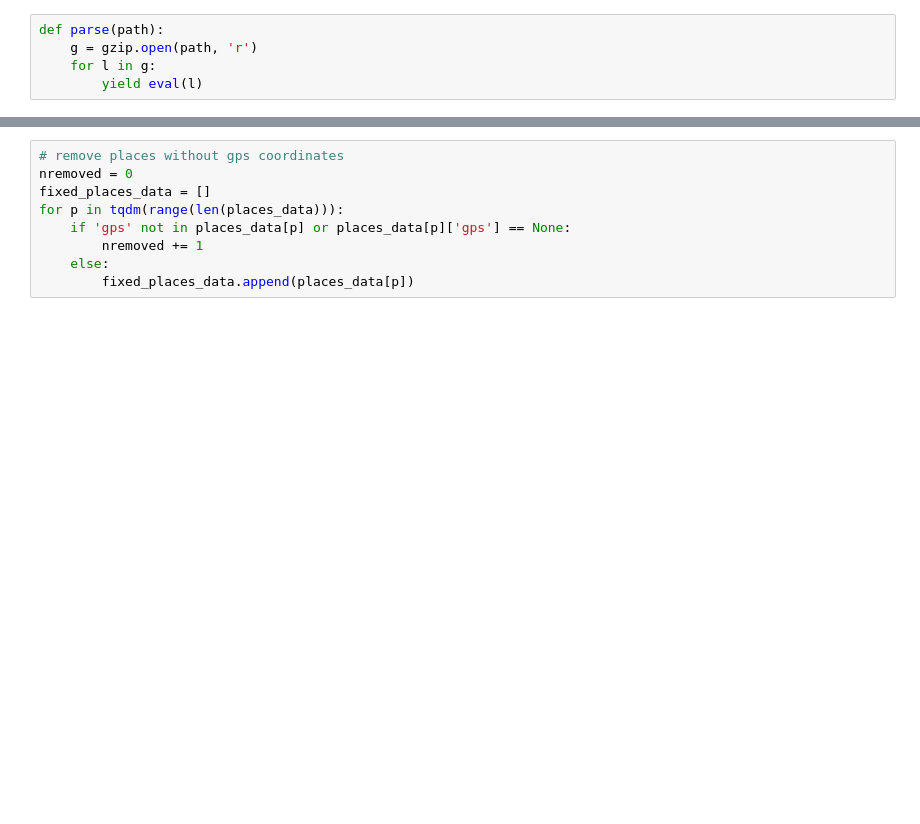
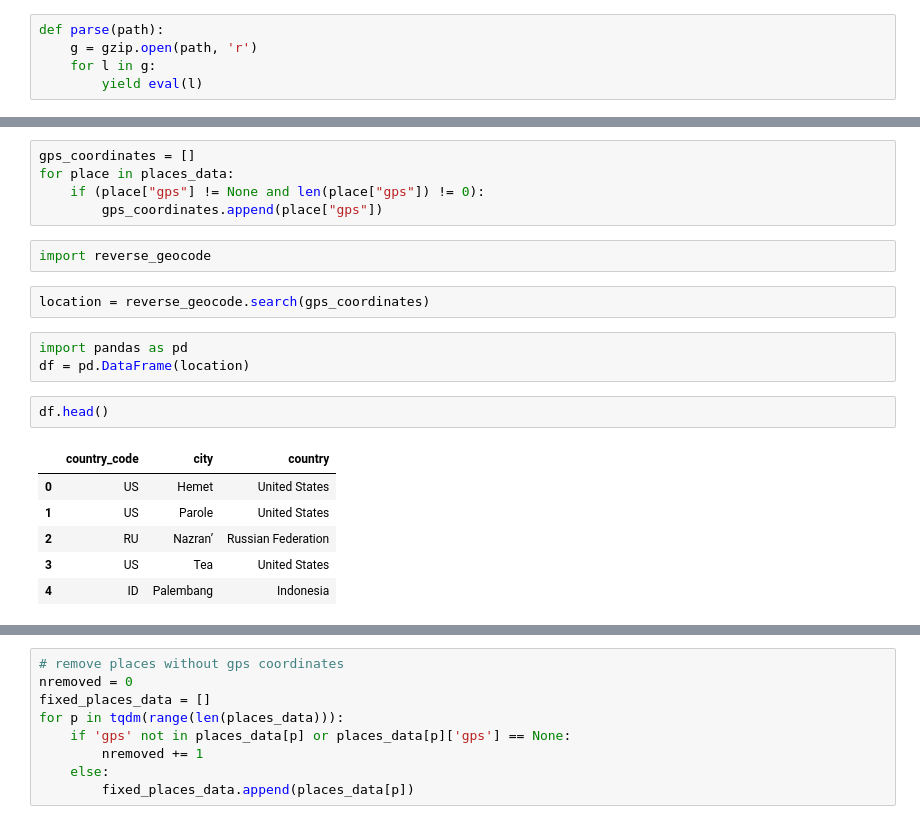
Before and after one commit to s7desai/google-local-reviews, a Jupyter notebook: data_proc.ipynb, the cells around one changed output, grey strips where cells are left out. Cells and saved outputs as stored; diff of their text form; blank space fills up the shorter version.

```diff
--- a/data_proc.ipynb
+++ b/data_proc.ipynb
@@ -33,0 +60,21 @@ for l in tqdm(parse(reviews_file)):
+# %%
+gps_coordinates = []
+for place in places_data:
+    if (place["gps"] != None and len(place["gps"]) != 0):
+        gps_coordinates.append(place["gps"])
+# %%
+import reverse_geocode
+# %%
+location = reverse_geocode.search(gps_coordinates)
+# %%
+import pandas as pd
+df = pd.DataFrame(location)
+# %%
+df.head()
+# %% [output]
+|  | country_code | city | country |
+| 0 | US | Hemet | United States |
+| 1 | US | Parole | United States |
+| 2 | RU | Nazran’ | Russian Federation |
+| 3 | US | Tea | United States |
+| 4 | ID | Palembang | Indonesia |
```
Also changed, not shown: parts of 10 cells of this notebook, 1 other file.
